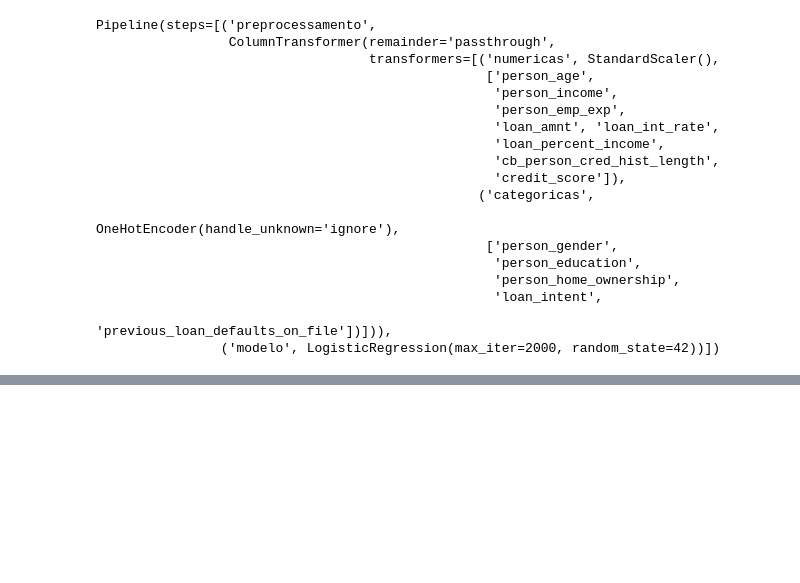
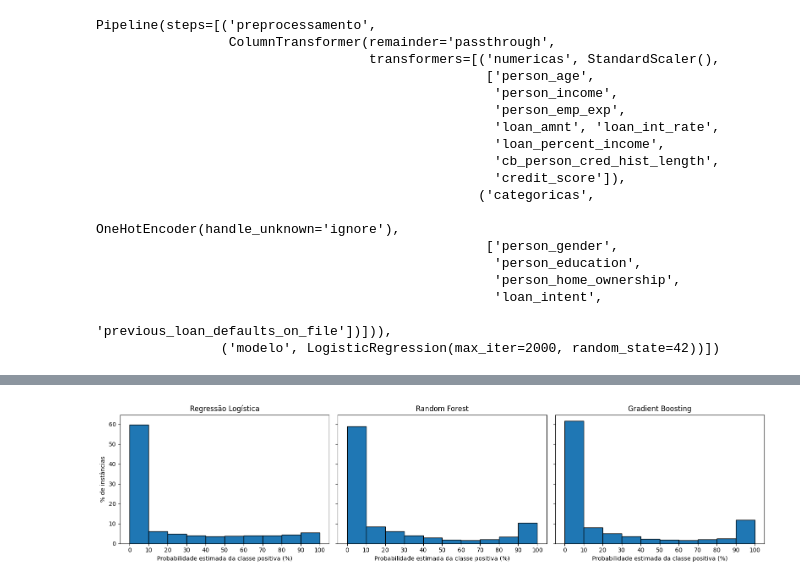
Before and after one commit to luana-mk/Predictive-Classification, a Jupyter notebook: main.ipynb, the cells around one changed output, grey strips where cells are left out. Cells and saved outputs as stored; diff of their text form; code cells hidden in the pictures; blank space fills up the shorter version.

```diff
--- a/main.ipynb
+++ b/main.ipynb
@@ -280,0 +407,22 @@ Name: loan_status, dtype: int64
+# %%
+# histograma das probabilidades (IV) - programa'
+
+bins = np.arange(0, 101, 10)
+probs = {
+    "Regressão Logística": prob_classe1_logreg * 100,
+    "Random Forest":       prob_classe1_rf * 100,
+    "Gradient Boosting":   prob_classe1_gb * 100,
+}
+
+fig, axes = plt.subplots(1, 3, figsize=(16, 4), sharey=True)
+for ax, (nome, p) in zip(axes, probs.items()):
+    pesos = np.ones(len(p)) / len(p) * 100
+    ax.hist(p, bins=bins, weights=pesos, edgecolor="black")
+    ax.set_title(nome)
+    ax.set_xlabel("Probabilidade estimada da classe positiva (%)")
+    ax.set_xticks(bins)
+axes[0].set_ylabel("% de instâncias")
+plt.tight_layout()
+plt.show()
+# %% [output]
+[figure, added]
```
Also changed, not shown: parts of 6 cells of this notebook.
